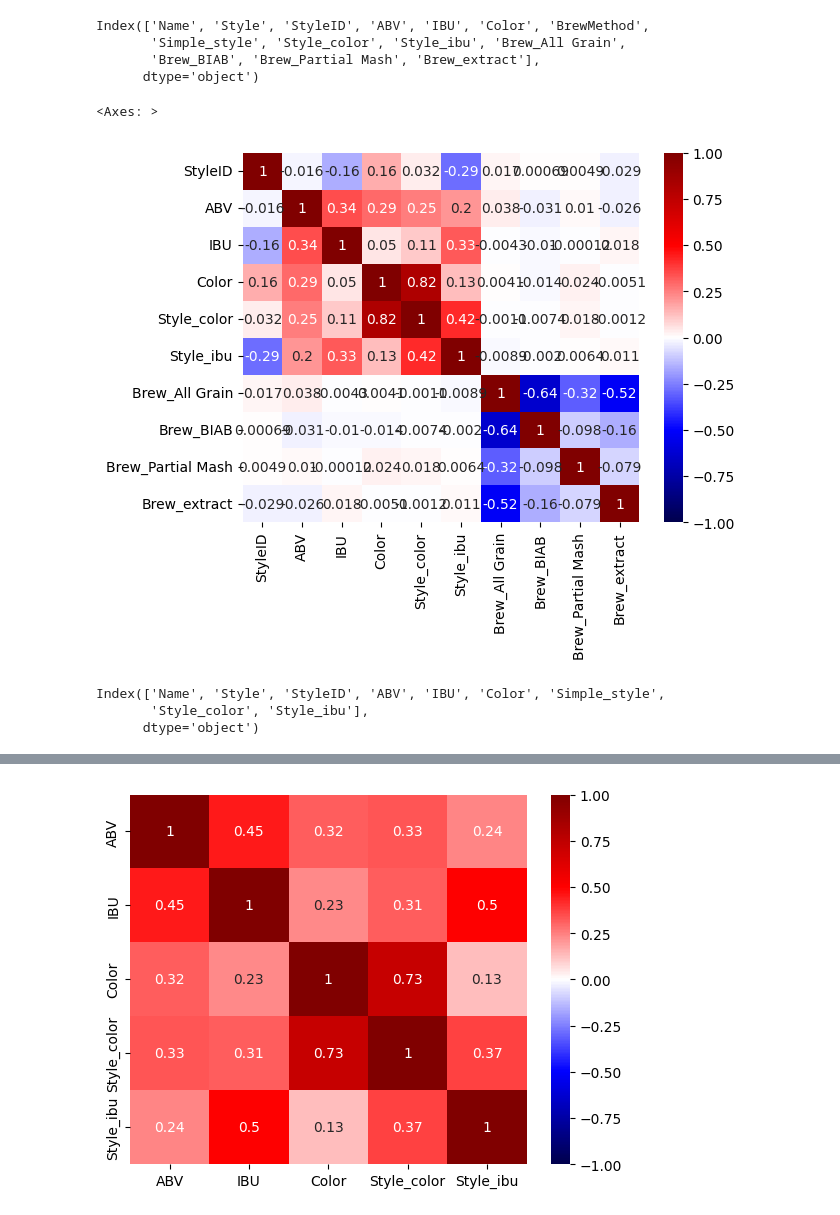
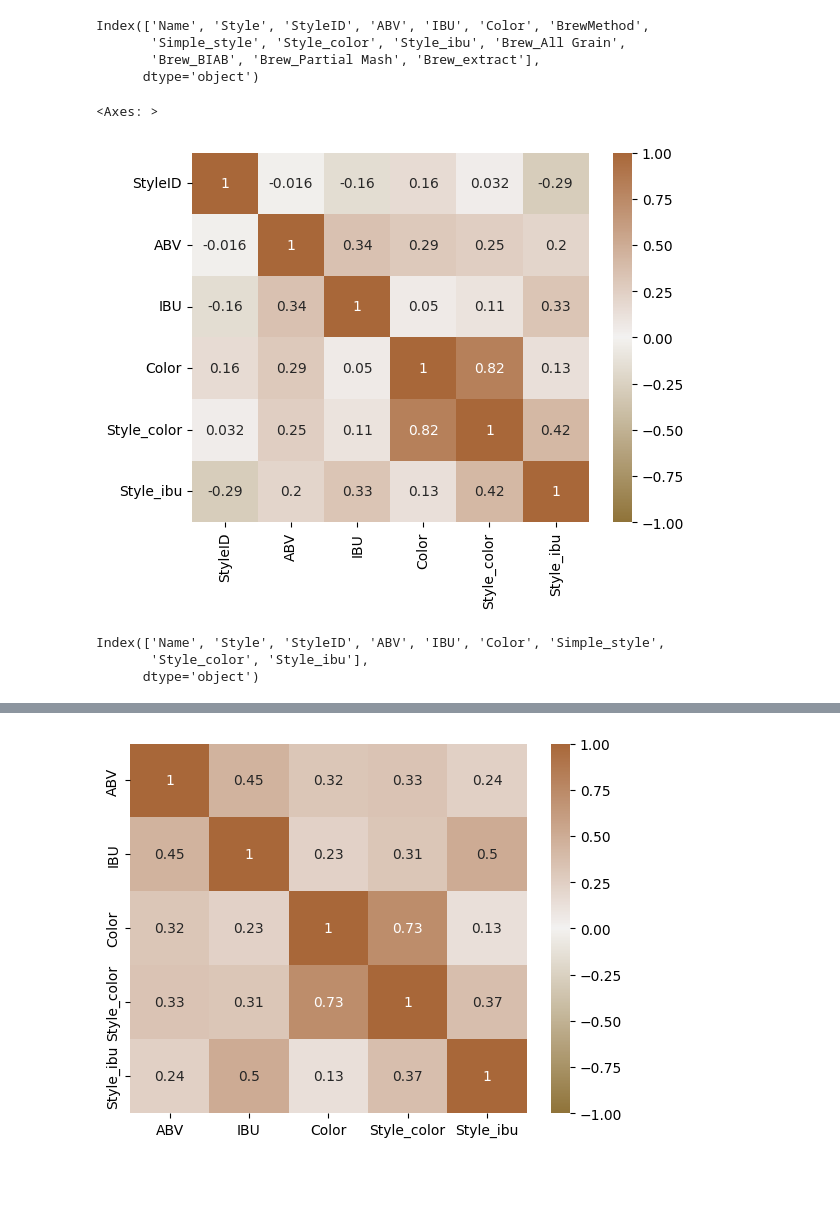
Before and after one commit to agui968/Predicting-Beer-Styles-with-Machine-Learning, a Jupyter notebook: notebooks/02limpieza.ipynb, the cells around one changed output, grey strips where cells are left out. Saved outputs shown, nothing was run; the diff lists cells and outputs as text; code cells hidden in the pictures; blank space fills up the shorter version.

```diff
--- a/notebooks/02limpieza.ipynb
+++ b/notebooks/02limpieza.ipynb
@@ -375,13 +378,14 @@ Index(['Name', 'Style', 'StyleID', 'ABV', 'IBU', 'Color', 'BrewMethod',
        'Brew_BIAB', 'Brew_Partial Mash', 'Brew_extract'],
       dtype='object')
 # %%
-sns.heatmap(beer1.corr(numeric_only=True),annot=True,cmap='seismic',vmin=-1)
+# palette = sns.diverging_palette(60,35, n=12, center="light", as_cmap=True)
+sns.heatmap(beer1.corr(numeric_only=True),annot=True,cmap=palette,vmin=-1)
 # %% [output]
 <Axes: >
-[figure, old version]
+[figure, new version]
 # %%
 #drop useless columns
-beer1=beer1.drop(columns=['BrewMethod','Brew_All Grain', 'Brew_BIAB', 'Brew_Partial Mash','Brew_extract'])
+# beer1=beer1.drop(columns=['BrewMethod','Brew_All Grain', 'Brew_BIAB', 'Brew_Partial Mash','Brew_extract'])
 # %%
 beer1.columns
 # %% [output]
@@ -413,7 +417,8 @@ Data columns (total 9 columns):
 dtypes: float64(3), int64(3), object(3)
 memory usage: 6.6+ MB
 # %%
-sns.heatmap(beer1[['ABV', 'IBU', 'Color','Style_color', 'Style_ibu']].corr(method='spearman'),annot=True,cmap='seismic',vmin=-1);
+palette = sns.diverging_palette(60,35, n=12, center="light", as_cmap=True)
+sns.heatmap(beer1[['ABV', 'IBU', 'Color','Style_color', 'Style_ibu']].corr(method='spearman'),annot=True,cmap=palette,vmin=-1);
 # %% [output]
-[figure, old version]
+[figure, new version]
 # %%
```
Also changed, not shown: parts of 4 cells of this notebook, 6 other files.
